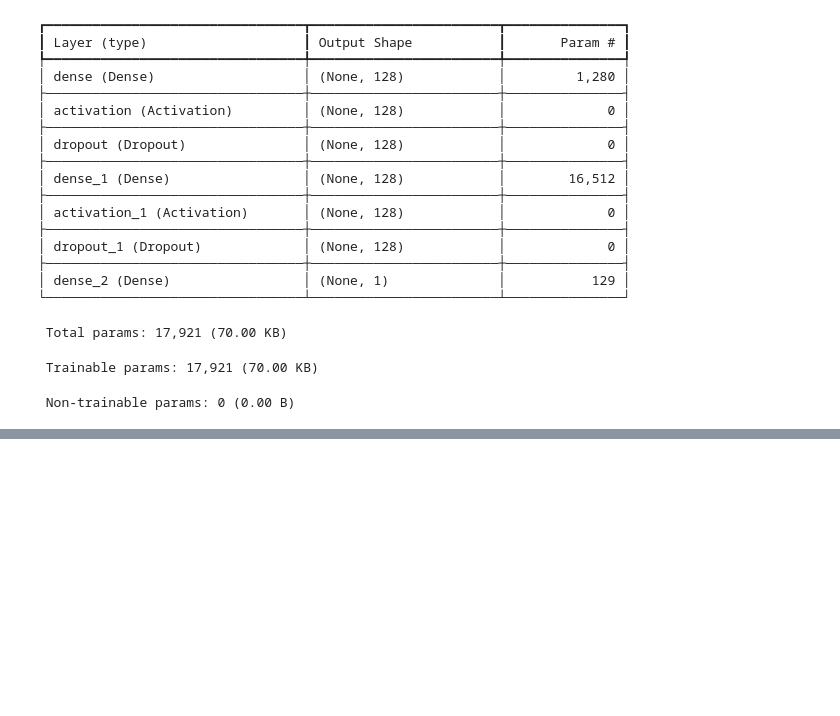
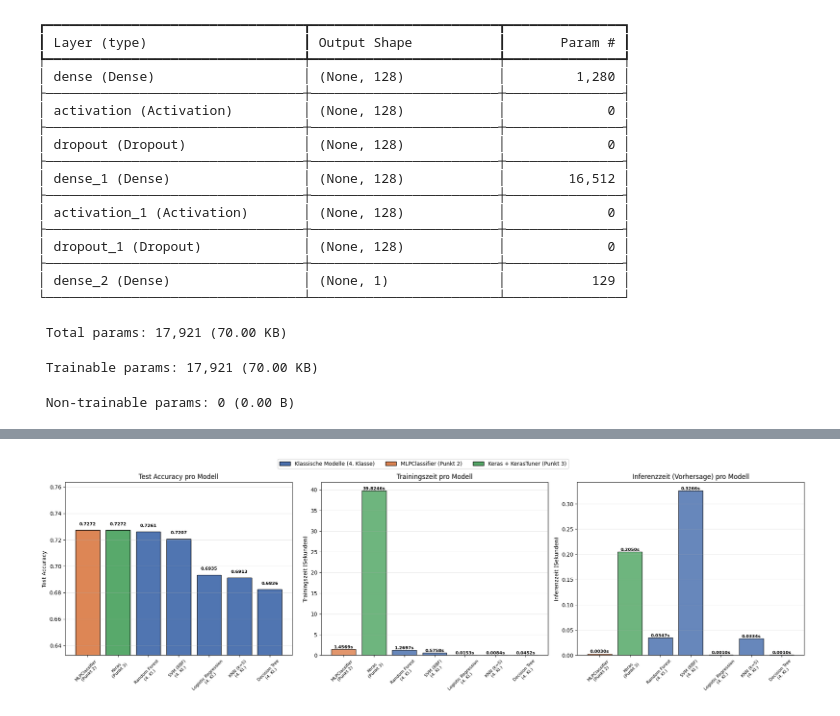
Before and after one commit to NewSkyLine-dev/HTL_Files, a Jupyter notebook: DSAI/5AHIF/Mini Projekt/main.ipynb, the cells around one changed output, grey strips where cells are left out. Saved outputs shown, nothing was run; the diff lists cells and outputs as text; code cells hidden in the pictures; blank space fills up the shorter version.

```diff
--- a/DSAI/5AHIF/Mini Projekt/main.ipynb
+++ b/DSAI/5AHIF/Mini Projekt/main.ipynb
@@ -380,7 +383,9 @@ early_stop_final = callbacks.EarlyStopping(
 )
 
 # Training des besten Modells mit Validierungssplit
+import time as _time_module
 print("Training des besten Modells...")
+_keras_train_start = _time_module.time()
 history = best_model.fit(
     X_train_scaled, y_train,
     validation_split=0.2,
@@ -389,6 +394,7 @@ history = best_model.fit(
     callbacks=[early_stop_final, tensorboard_cb],
     verbose=1
 )
+keras_train_duration = _time_module.time() - _keras_train_start
 
 print(f"\nTraining beendet nach {len(history.history['loss'])} Epochen")
 print(f"Beste Validierungs-Genauigkeit: {max(history.history['val_accuracy']):.4f}")
@@ -494,0 +690,78 @@ Dann im Browser öffnen: http://localhost:6006
+# %%
+fig, axes = plt.subplots(1, 3, figsize=(20, 6))
+
+short_names = [name.replace(' (4. Klasse)', '\n(4. Kl.)').replace(' + GridSearchCV (Punkt 2)', '\n(Punkt 2)').replace(' + KerasTuner (Punkt 3)', '\n(Punkt 3)') for name in comparison_df.index]
+
+colors = []
+for name in comparison_df.index:
+    if '4. Klasse' in name:
+        colors.append('#4C72B0')
+    elif 'Punkt 2' in name:
+        colors.append('#DD8452')
+    else:
+        colors.append('#55A868')
+
+# --- Plot 1: Test Accuracy ---
+bars1 = axes[0].bar(short_names, comparison_df['Test Accuracy'], color=colors, edgecolor='black', alpha=0.85)
+axes[0].set_ylabel('Test Accuracy')
+bars1 = axes[0].bar(short_names, comparison_df['Test Accuracy'], color=colors, edgecolor='black', alpha=0.85)
+axes[0].set_ylabel('Test Accuracy')
+axes[0].set_title('Test Accuracy pro Modell')
+axes[0].set_ylim(bottom=max(0, comparison_df['Test Accuracy'].min() - 0.05))
+axes[0].grid(axis='y', alpha=0.3)
+for bar, val in zip(bars1, comparison_df['Test Accuracy']):
+    axes[0].text(bar.get_x() + bar.get_width()/2., bar.get_height() + 0.003,
+                f'{val:.4f}', ha='center', va='bottom', fontsize=8, fontweight='bold')
+axes[0].tick_params(axis='x', rotation=45, labelsize=8)
+
+# --- Plot 2: Trainingszeit ---
+bars2 = axes[1].bar(short_names, comparison_df['Trainingszeit (s)'], color=colors, edgecolor='black', alpha=0.85)
+axes[1].set_ylabel('Trainingszeit (Sekunden)')
+axes[1].set_title('Trainingszeit pro Modell')
+axes[1].grid(axis='y', alpha=0.3)
+for bar, val in zip(bars2, comparison_df['Trainingszeit (s)']):
+    axes[1].text(bar.get_x() + bar.get_width()/2., bar.get_height() + 0.001,
+                f'{val:.4f}s', ha='center', va='bottom', fontsize=8, fontweight='bold')
+axes[1].tick_params(axis='x', rotation=45, labelsize=8)
+
+# --- Plot 3: Inferenzzeit ---
+bars3 = axes[2].bar(short_names, comparison_df['Inferenzzeit (s)'], color=colors, edgecolor='black', alpha=0.85)
+axes[2].set_ylabel('Inferenzzeit (Sekunden)')
+axes[2].set_title('Inferenzzeit (Vorhersage) pro Modell')
+axes[2].grid(axis='y', alpha=0.3)
+for bar, val in zip(bars3, comparison_df['Inferenzzeit (s)']):
+    axes[2].text(bar.get_x() + bar.get_width()/2., bar.get_height() + 0.0001,
+                f'{val:.4f}s', ha='center', va='bottom', fontsize=8, fontweight='bold')
+axes[2].tick_params(axis='x', rotation=45, labelsize=8)
+
+# Legende für Farbkategorien
+from matplotlib.patches import Patch
+legend_elements = [Patch(facecolor='#4C72B0', edgecolor='black', label='Klassische Modelle (4. Klasse)'),
+                   Patch(facecolor='#DD8452', edgecolor='black', label='MLPClassifier (Punkt 2)'),
+                   Patch(facecolor='#55A868', edgecolor='black', label='Keras + KerasTuner (Punkt 3)')]
+fig.legend(handles=legend_elements, loc='upper center', ncol=3, fontsize=10, bbox_to_anchor=(0.5, 1.05))
+
+plt.tight_layout()
+plt.show()
+
+# Zusätzlich: Train vs. Test Accuracy als Grouped-Bar-Chart
+fig2, ax2 = plt.subplots(figsize=(14, 6))
+
+x = np.arange(len(comparison_df))
+width = 0.35
+
+bars_train = ax2.bar(x - width/2, comparison_df['Train Accuracy'], width, label='Train Accuracy',
+                     color='#55A868', edgecolor='black', alpha=0.85)
+bars_test = ax2.bar(x + width/2, comparison_df['Test Accuracy'], width, label='Test Accuracy',
+                    color='#DD8452', edgecolor='black', alpha=0.85)
+
+ax2.set_xlabel('Modell')
+ax2.set_ylabel('Accuracy')
+ax2.set_title('Train Accuracy vs. Test Accuracy pro Modell')
+ax2.set_xticks(x)
+ax2.set_xticklabels(short_names, rotation=45, ha='right', fontsize=8)
+ax2.legend()
+ax2.grid(axis='y', alpha=0.3)
+ax2.set_ylim(bottom=max(0, comparison_df[['Train Accuracy', 'Test Accuracy']].min().min() - 0.05))
+# %% [output]
+[figure, added]
```
Also changed, not shown: parts of 16 cells of this notebook.
